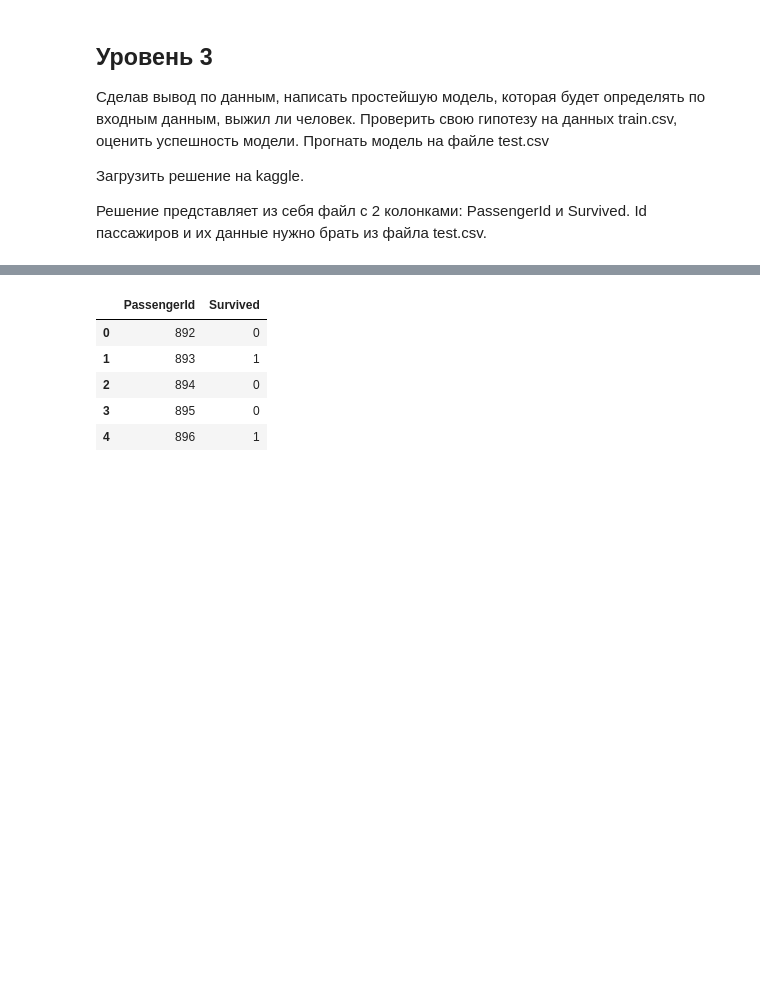
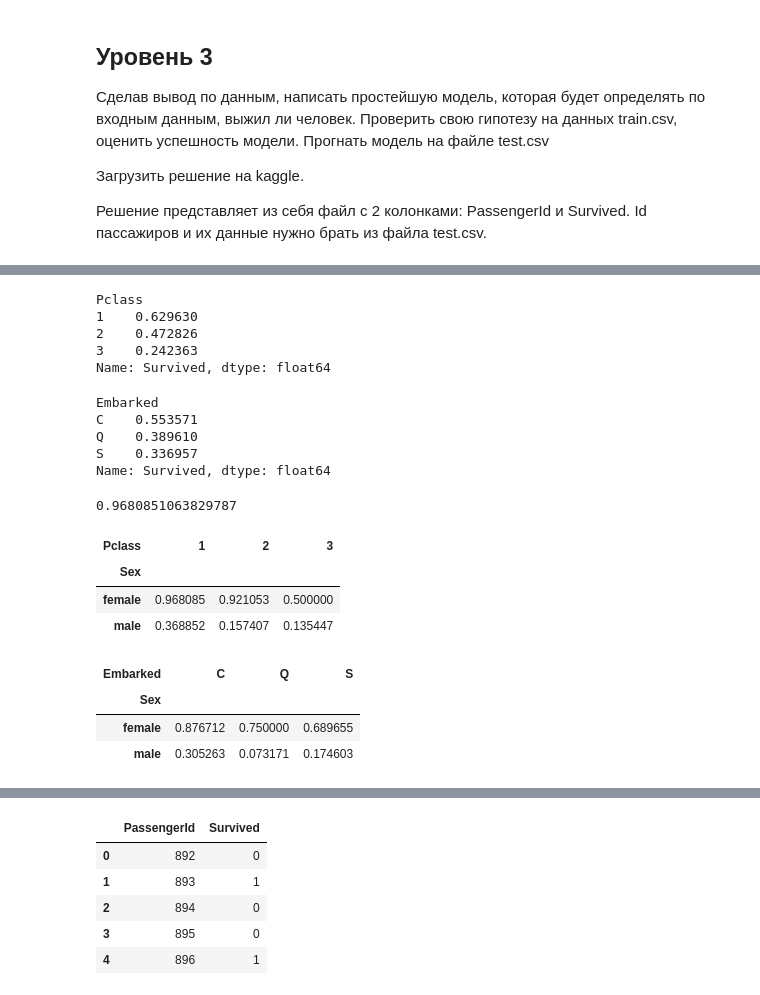
Before and after one commit to r1ryzhov/ds_course, a Jupyter notebook: homework_5.ipynb, the cells around one changed output, grey strips where cells are left out. Saved outputs shown, nothing was run; the diff lists cells and outputs as text; code cells hidden in the pictures; blank space fills up the shorter version.

```diff
--- a/homework_5.ipynb
+++ b/homework_5.ipynb
@@ -226,3 +226,47 @@ df.head()
 | 2 | 3 | 1 | 3 | Heikkinen, Miss. Laina | female | 26.0 | 0 | 0 | STON/O2. 3101282 | 7.9250 | ... |
 | 3 | 4 | 1 | 1 | Futrelle, Mrs. Jacques Heath (Lil... | female | 35.0 | 1 | 0 | 113803 | 53.1000 | ... |
 | 4 | 5 | 0 | 3 | Allen, Mr. William Henry | male | 35.0 | 0 | 0 | 373450 | 8.0500 | ... |
+# %%
+df.groupby('Pclass')['Survived'].mean()
+# %% [output]
+Pclass
+1    0.629630
+2    0.472826
+3    0.242363
+Name: Survived, dtype: float64
+# %%
+df.groupby('Embarked')['Survived'].mean()
+# %% [output]
+Embarked
+C    0.553571
+Q    0.389610
+S    0.336957
+Name: Survived, dtype: float64
+# %%
+df[(df['Sex'] == 'female') & (df['Pclass'] == 1)]['Survived'].mean()
+# %% [output]
+0.9680851063829787
+# %%
+pd.crosstab(
+    df['Sex'],
+    df['Pclass'],
+    values=df['Survived'],
+    aggfunc='mean'
+)
+# %% [output]
+| Pclass | 1 | 2 | 3 |
+| Sex |  |  |  |
+| female | 0.968085 | 0.921053 | 0.500000 |
+| male | 0.368852 | 0.157407 | 0.135447 |
+# %%
+pd.crosstab(
+    df['Sex'],
+    df['Embarked'],
+    values=df['Survived'],
+    aggfunc='mean'
+)
+# %% [output]
+| Embarked | C | Q | S |
+| Sex |  |  |  |
+| female | 0.876712 | 0.750000 | 0.689655 |
+| male | 0.305263 | 0.073171 | 0.174603 |
```
Also changed, not shown: parts of 31 cells of this notebook.
